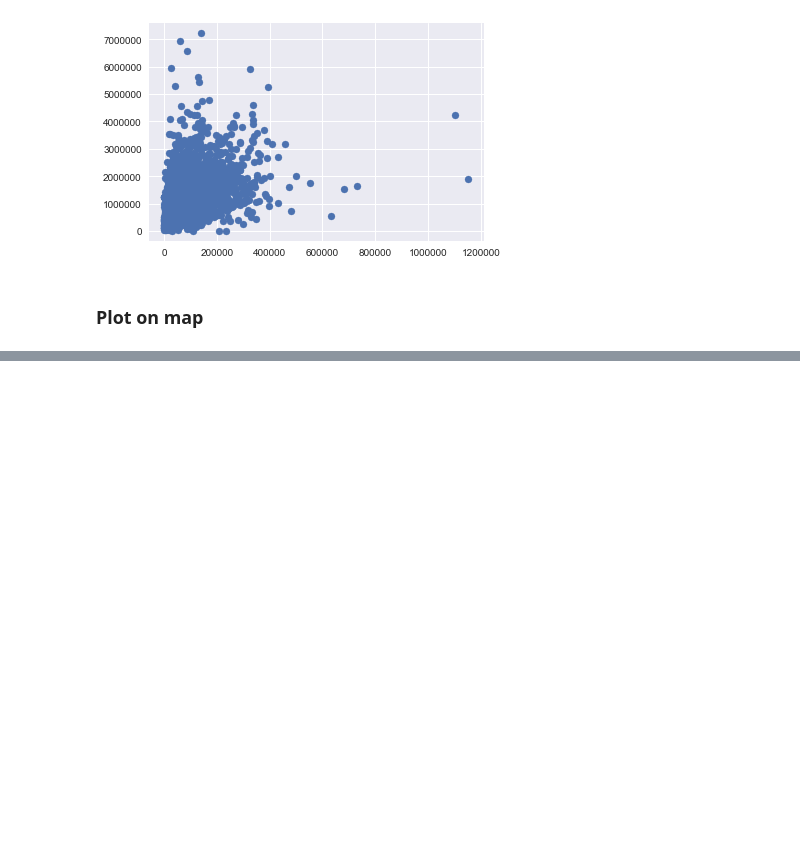
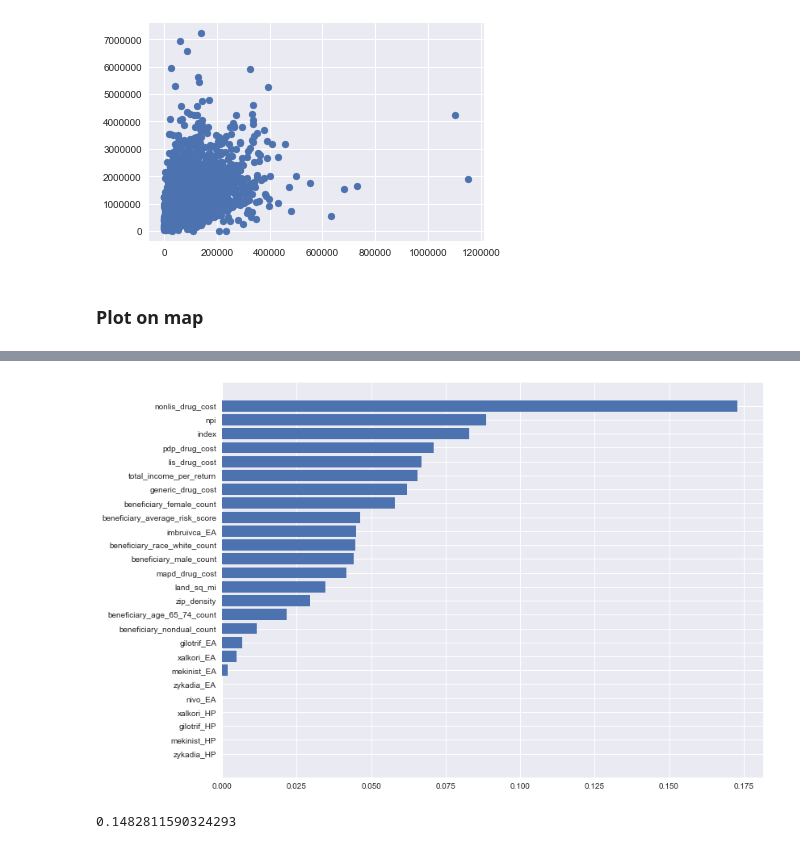
Before and after one commit to m3ngineer/med-mapper, a Jupyter notebook: imbruvica_eda.ipynb, the cells around one changed output, grey strips where cells are left out. Drawn from its saved outputs; the diff is of its cells as text; code cells hidden in the pictures; blank space fills up the shorter version.

Commit message:
scripts for model, identifying early adopters and high prescribers from 2014 and 2015 PartB and PartD data

```diff
--- a/imbruvica_eda.ipynb
+++ b/imbruvica_eda.ipynb
@@ -685,0 +686,5 @@ py.iplot( fig, validate=False, filename='d3-airports' )
+# %%
+EA_HP = pd.read_csv('data/imbruvica_EA_HP.txt', delimiter='\t')
+EA_HP = EA_HP.iloc[:,1:]
+EA_HP.drop('high_prescrib', axis=1, inplace=True)
+EA_HP.head()
@@ -685,0 +698,30 @@ py.iplot( fig, validate=False, filename='d3-airports' )
+# %%
+imbruvica_model_slim.reset_index(inplace=True)
+# %%
+imbruvica_model_EA_HP = pd.merge(imbruvica_model_slim, EA_HP, on='npi', how='left')
+# %%
+# Plot feature importances
+
+def plot_feature_importances(model, data):
+
+    feature_matrix = pd.DataFrame(data=model.feature_importances_.reshape(1,-1), columns=data.columns)
+
+    feature_matrixT = feature_matrix.T.sort_values(0, ascending=False)
+
+    plt.figure(figsize=(12,9))
+    plt.barh(feature_matrixT.index[::-1], feature_matrixT[0].values[::-1]);
+# %%
+# Split data and plot feature importances multiple times to observe whether top features remain consistent each time
+X_train, X_test, y_train, y_test = train_test_split(imbruvica_model_EA_HP, labels_top25_bin)
+
+gbc = GradientBoostingClassifier()
+gbc.fit(X_train, y_train)
+
+plot_feature_importances(gbc, X_train)
+# %% [output]
+[figure, added]
+# %%
+gbr = GradientBoostingRegressor()
+cross_val_score(gbr, imbruvica_model_EA_HP, y=labels_top25_bin).mean()
+# %% [output]
+0.1482811590324293
```
Also changed, not shown: parts of 4 cells of this notebook, 7 other files.
